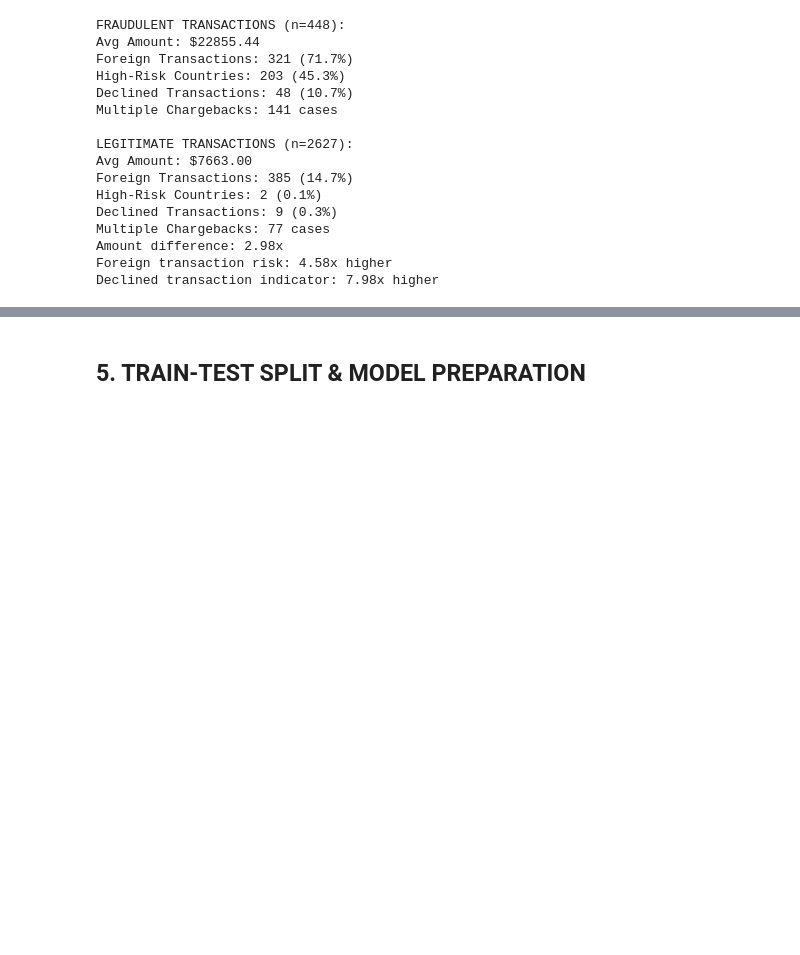
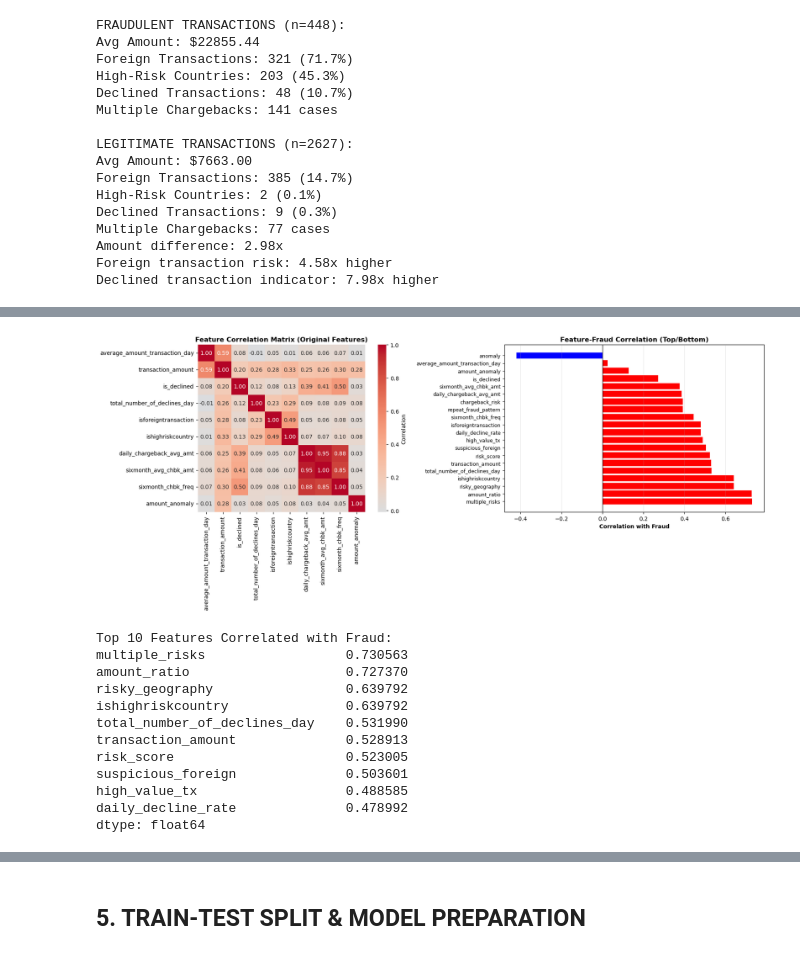
Before and after one commit to khalid058r/Fraude_detection_Trans, a Jupyter notebook: Credit_Card_Fraud.ipynb, the cells around one changed output, grey strips where cells are left out. Cells and saved outputs as stored; diff of their text form; code cells hidden in the pictures; blank space fills up the shorter version.

```diff
--- a/Credit_Card_Fraud.ipynb
+++ b/Credit_Card_Fraud.ipynb
@@ -274,3 +360,43 @@ Declined transaction indicator: 7.98x higher
+# %%
+# 3.1 CORRELATION HEATMAP
+fig, axes = plt.subplots(1, 2, figsize=(18, 7))
+
+# Original features correlation
+numeric_cols = X.select_dtypes(include=[np.number]).columns[:10]
+corr_matrix = X[numeric_cols].corr()
+sns.heatmap(corr_matrix, annot=True, fmt='.2f', cmap='coolwarm', center=0,
+            ax=axes[0], cbar_kws={'label': 'Correlation'}, square=True)
+axes[0].set_title('Feature Correlation Matrix (Original Features)', fontsize=12, fontweight='bold')
+
+# Fraud vs features correlation
+feature_fraud_corr = X.corrwith(y).sort_values(ascending=False)
+colors = ['red' if x > 0 else 'blue' for x in feature_fraud_corr.values]
+axes[1].barh(range(len(feature_fraud_corr)), feature_fraud_corr.values, color=colors)
+axes[1].set_yticks(range(len(feature_fraud_corr)))
+axes[1].set_yticklabels(feature_fraud_corr.index, fontsize=9)
+axes[1].set_xlabel('Correlation with Fraud', fontweight='bold')
+axes[1].set_title('Feature-Fraud Correlation (Top/Bottom)', fontsize=12, fontweight='bold')
+axes[1].axvline(x=0, color='black', linestyle='-', linewidth=0.8)
+axes[1].grid(axis='x', alpha=0.3)
+
+plt.tight_layout()
+plt.show()
+print("\nTop 10 Features Correlated with Fraud:")
+print(feature_fraud_corr.head(10))
+# %% [output]
+[figure, added]
+Top 10 Features Correlated with Fraud:
+multiple_risks                  0.730563
+amount_ratio                    0.727370
+risky_geography                 0.639792
+ishighriskcountry               0.639792
+total_number_of_declines_day    0.531990
+transaction_amount              0.528913
+risk_score                      0.523005
+suspicious_foreign              0.503601
+high_value_tx                   0.488585
+daily_decline_rate              0.478992
+dtype: float64
 # %%
 fig, axes = plt.subplots(2, 3, figsize=(16, 10))
 fig.suptitle('Real-World Fraud Patterns Analysis', fontsize=16, fontweight='bold')
```
Also changed, not shown: parts of 12 cells of this notebook.
